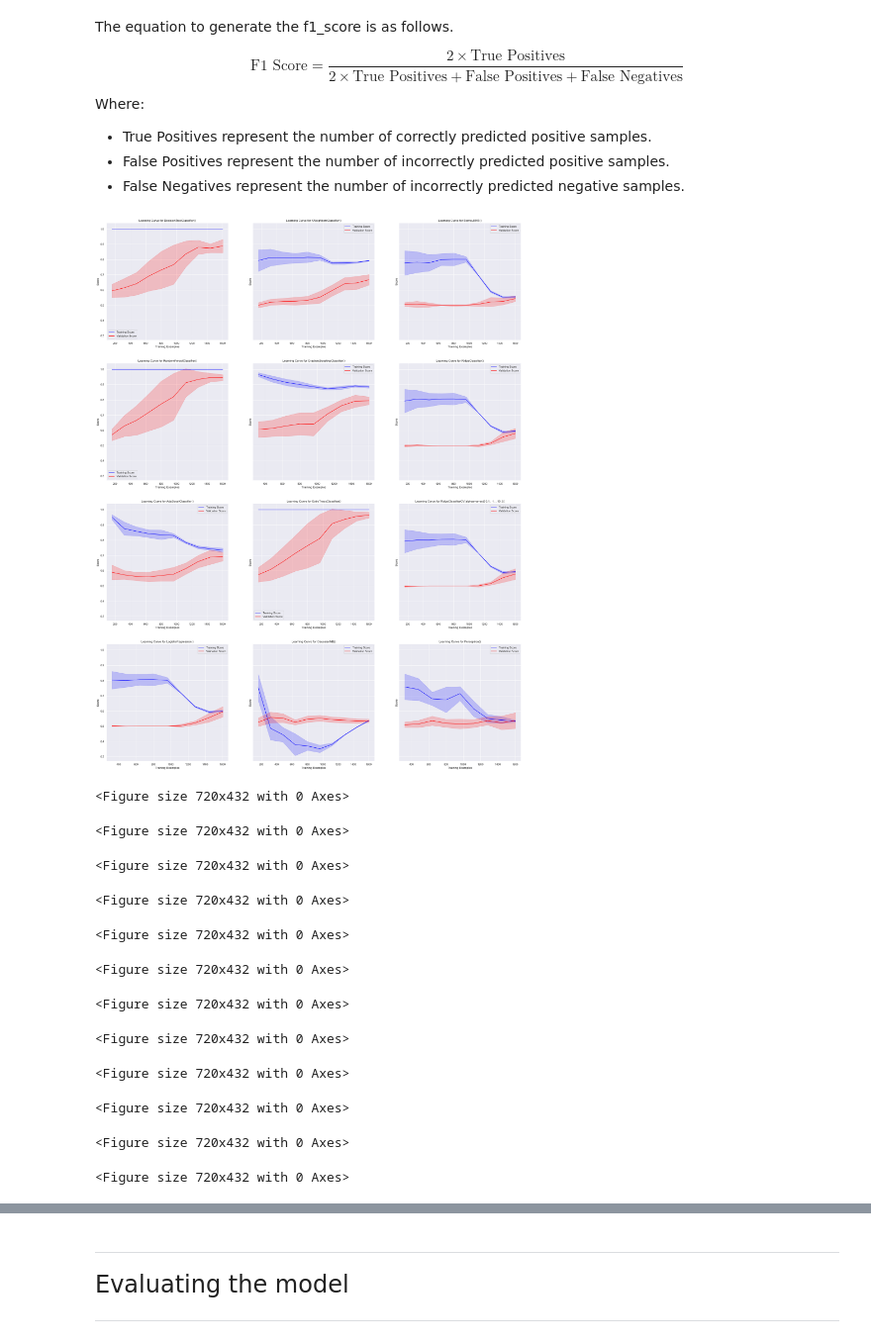
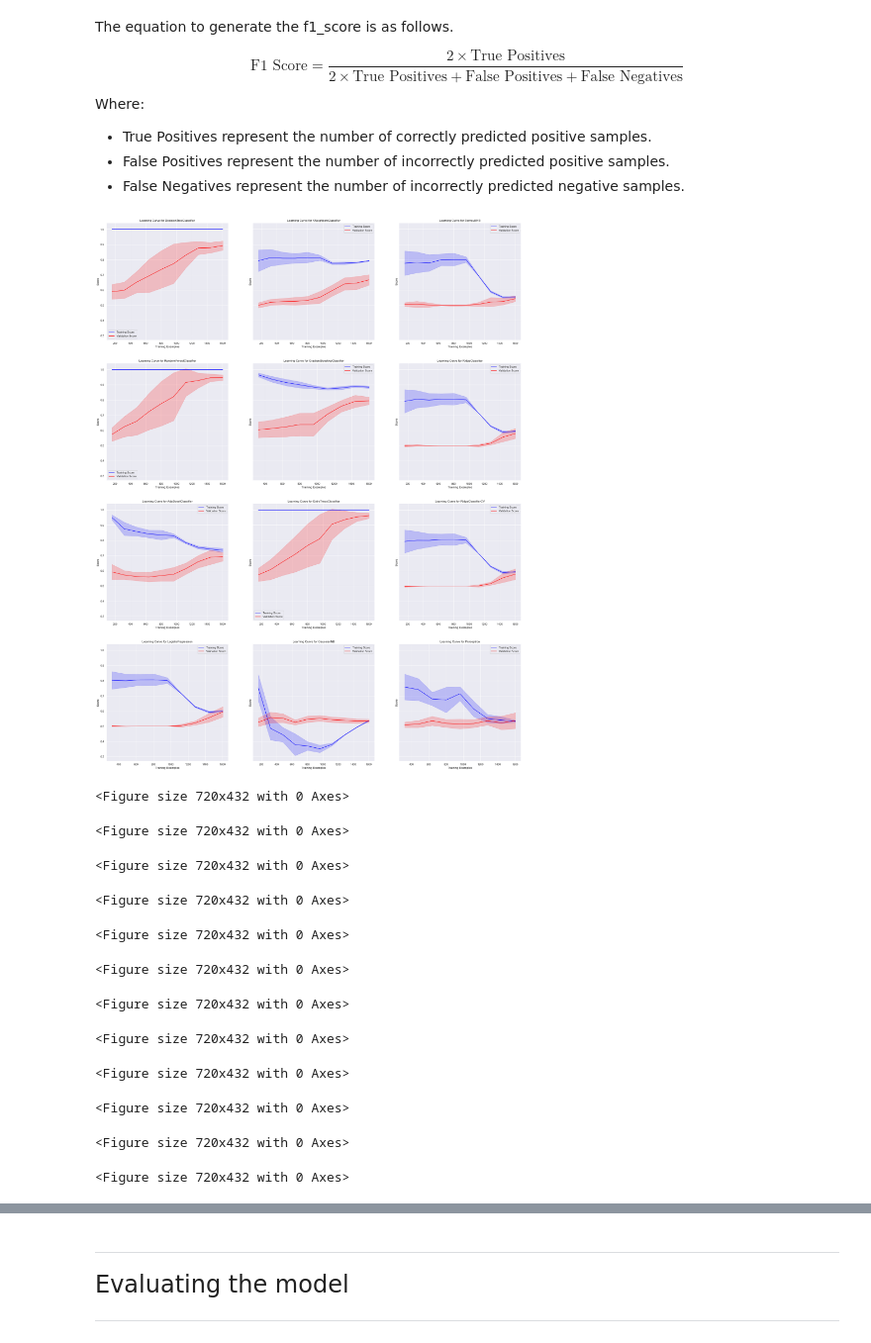
Before and after one commit to derpflections/AIML_BankDefaultClassification, a Jupyter notebook: index_classification.ipynb, the cells around one changed output, grey strips where cells are left out. Shown at 99% size. Cells and saved outputs as stored; diff of their text form; code cells hidden in the pictures.

```diff
--- a/index_classification.ipynb
+++ b/index_classification.ipynb
@@ -521,7 +521,7 @@ Where:
 - False Positives represent the number of incorrectly predicted positive samples.
 - False Negatives represent the number of incorrectly predicted negative samples.
 # %%
-def plot_learning_curve(model, X, y, train_sizes, cv, ax):
+def plot_learning_curve(model_name, model, X, y, train_sizes, cv, ax):
     train_sizes, train_scores, test_scores = learning_curve(model, X, y, train_sizes=train_sizes, cv=cv)
 
     # Calculate mean and standard deviation of train and test scores
@@ -540,7 +540,7 @@ def plot_learning_curve(model, X, y, train_sizes, cv, ax):
     ax.fill_between(train_sizes, test_mean - test_std, test_mean + test_std, alpha=0.2, color='red')
 
     # Customize plot
-    ax.set_title(f'Learning Curve for {model}')
+    ax.set_title(f'Learning Curve for {model_name}')
     ax.set_xlabel('Training Examples')
     ax.set_ylabel('Score')
     ax.legend(loc='best')
@@ -555,35 +555,35 @@ models = [
     ("AdaBoostClassifier", AdaBoostClassifier()),
     ("LogisticRegression", LogisticRegression()),
     ("KNeighborsClassifier", KNeighborsClassifier()),
     ("GradientBoostingClassifier", GradientBoostingClassifier()),
     ("ExtraTreesClassifier", ExtraTreesClassifier()),
     ("GaussianNB", GaussianNB()),
     ("BernoulliNB", BernoulliNB()),
     ("RidgeClassifier", RidgeClassifier()),
     ("RidgeClassifierCV", RidgeClassifierCV()),
     ("Perceptron", Perceptron())
 ]
 
 no_x_plot = 0
 no_y_plot = 0
 fig, ax = plt.subplots(4, 3, figsize=(30, 40), sharey = True)
 
 for model_name, model in models:
     f1_scores = 0
     model.fit(X_train, y_train)
     model_cv_results = pd.DataFrame(data = cross_validate(model, X_train, y_train, cv = 10, scoring = scoring))
     model_cv_results = pd.DataFrame(model_cv_results.mean(axis = 0)).T
     model_cv_results["model"] = model_name
     cv_model_score_df = cv_model_score_df.append(model_cv_results)
-    plot_learning_curve(model, X_train, y_train, np.linspace(0.1, 1.0, 10), 10, ax = ax[models.index((model_name, model)) % 4, models.index((model_name, model)) // 4])
+    plot_learning_curve(model_name, model, X_train, y_train, np.linspace(0.1, 1.0, 10), 10, ax = ax[models.index((model_name, model)) % 4, models.index((model_name, model)) // 4])
 
 cv_model_score_df = cv_model_score_df.set_index(["model"])
 
 plt.show()
 display(cv_model_score_df.sort_values(by = 'test_f1', ascending = False).style.background_gradient(cmap = "flare"))
 # display(cv_model_score_df)
 # %% [output]
-[figure, old version]
+[figure, new version]
 <Figure size 720x432 with 0 Axes>
 <Figure size 720x432 with 0 Axes>
 <Figure size 720x432 with 0 Axes>
```
Also changed, not shown: parts of 18 cells of this notebook, 1 other file.
